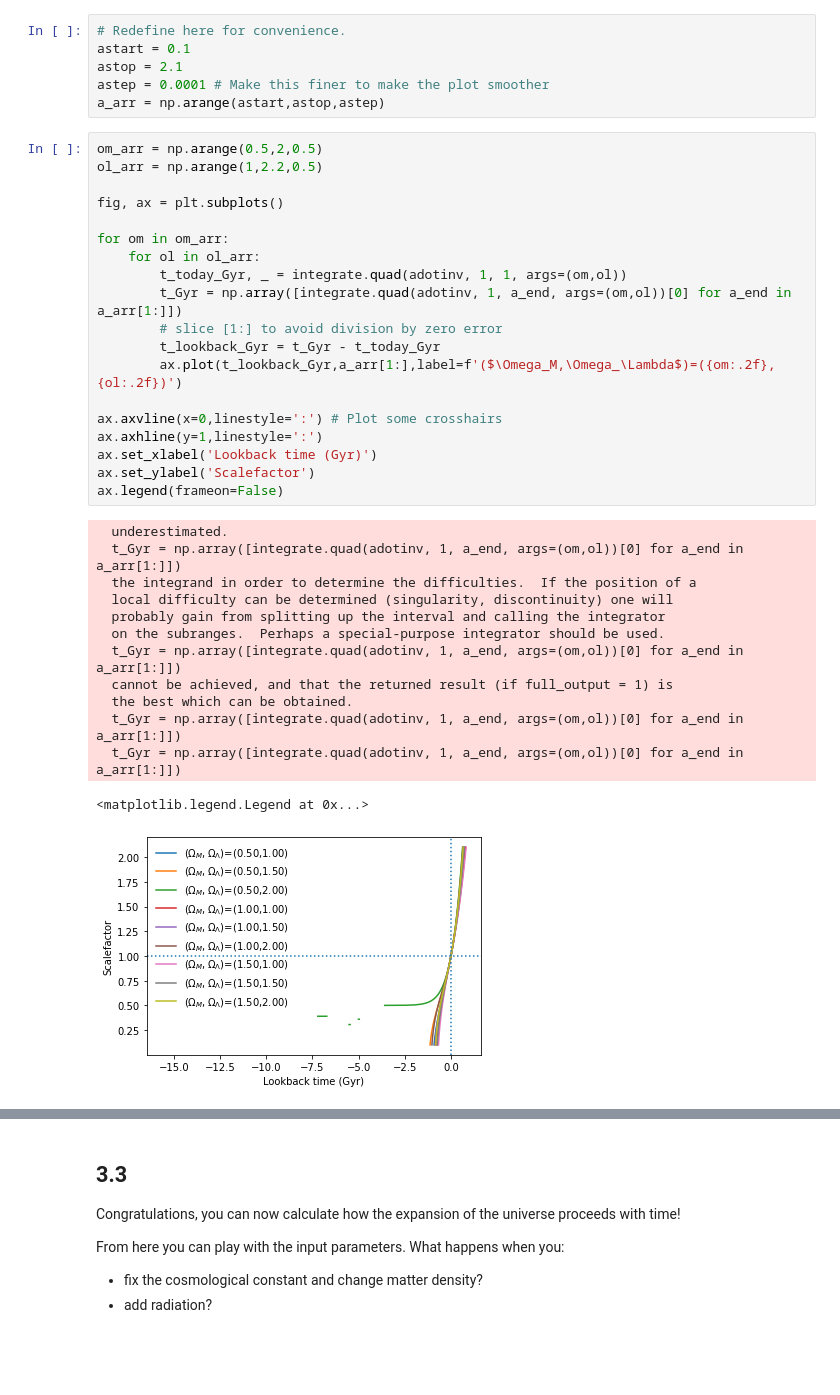
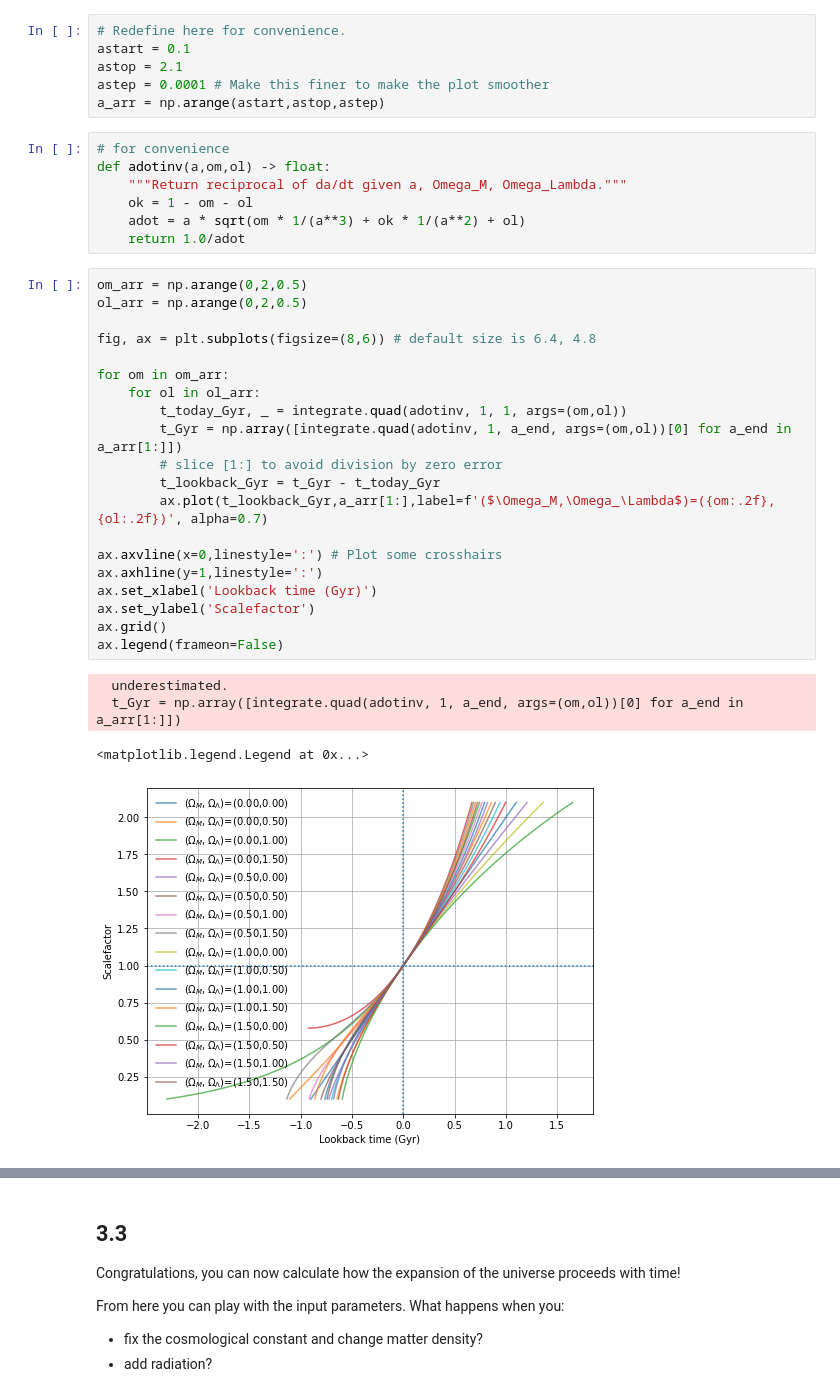
Before and after one commit to Eldred777/Cosmological_Project, a Jupyter notebook: CosmologyIntroduction/Ciaran_intro.ipynb, the cells around one changed output, grey strips where cells are left out. Saved outputs shown, nothing was run; the diff lists cells and outputs as text; blank space fills up the shorter version.

Commit message:
misc changes to generate plots

```diff
--- a/CosmologyIntroduction/Ciaran_intro.ipynb
+++ b/CosmologyIntroduction/Ciaran_intro.ipynb
@@ -337,36 +337,35 @@ astart = 0.1
 astop = 2.1
 astep = 0.0001 # Make this finer to make the plot smoother
 a_arr = np.arange(astart,astop,astep)
+# %%
+# for convenience
+def adotinv(a,om,ol) -> float:
+    """Return reciprocal of da/dt given a, Omega_M, Omega_Lambda."""
+    ok = 1 - om - ol
+    adot = a * sqrt(om * 1/(a**3) + ok * 1/(a**2) + ol)
+    return 1.0/adot
 # %%
-om_arr = np.arange(0.5,2,0.5)
-ol_arr = np.arange(1,2.2,0.5)
+om_arr = np.arange(0,2,0.5)
+ol_arr = np.arange(0,2,0.5)
 
-fig, ax = plt.subplots()
+fig, ax = plt.subplots(figsize=(8,6)) # default size is 6.4, 4.8
 
 for om in om_arr:
     for ol in ol_arr:
         t_today_Gyr, _ = integrate.quad(adotinv, 1, 1, args=(om,ol))
         t_Gyr = np.array([integrate.quad(adotinv, 1, a_end, args=(om,ol))[0] for a_end in a_arr[1:]])
         # slice [1:] to avoid division by zero error
         t_lookback_Gyr = t_Gyr - t_today_Gyr
-        ax.plot(t_lookback_Gyr,a_arr[1:],label=f'($\Omega_M,\Omega_\Lambda$)=({om:.2f},{ol:.2f})')
+        ax.plot(t_lookback_Gyr,a_arr[1:],label=f'($\Omega_M,\Omega_\Lambda$)=({om:.2f},{ol:.2f})', alpha=0.7)
 
 ax.axvline(x=0,linestyle=':') # Plot some crosshairs
 ax.axhline(y=1,linestyle=':')
 ax.set_xlabel('Lookback time (Gyr)')
 ax.set_ylabel('Scalefactor')
+ax.grid()
 ax.legend(frameon=False)
 # %% [output]
   underestimated.
   t_Gyr = np.array([integrate.quad(adotinv, 1, a_end, args=(om,ol))[0] for a_end in a_arr[1:]])
-  the integrand in order to determine the difficulties.  If the position of a
-  local difficulty can be determined (singularity, discontinuity) one will
-  probably gain from splitting up the interval and calling the integrator
-  on the subranges.  Perhaps a special-purpose integrator should be used.
-  t_Gyr = np.array([integrate.quad(adotinv, 1, a_end, args=(om,ol))[0] for a_end in a_arr[1:]])
-  cannot be achieved, and that the returned result (if full_output = 1) is
-  the best which can be obtained.
-  t_Gyr = np.array([integrate.quad(adotinv, 1, a_end, args=(om,ol))[0] for a_end in a_arr[1:]])
-  t_Gyr = np.array([integrate.quad(adotinv, 1, a_end, args=(om,ol))[0] for a_end in a_arr[1:]])
 <matplotlib.legend.Legend at 0x...>
-[figure, old version]
+[figure, new version]
```
Also changed, not shown: parts of 2 cells of this notebook, 1 other file.
